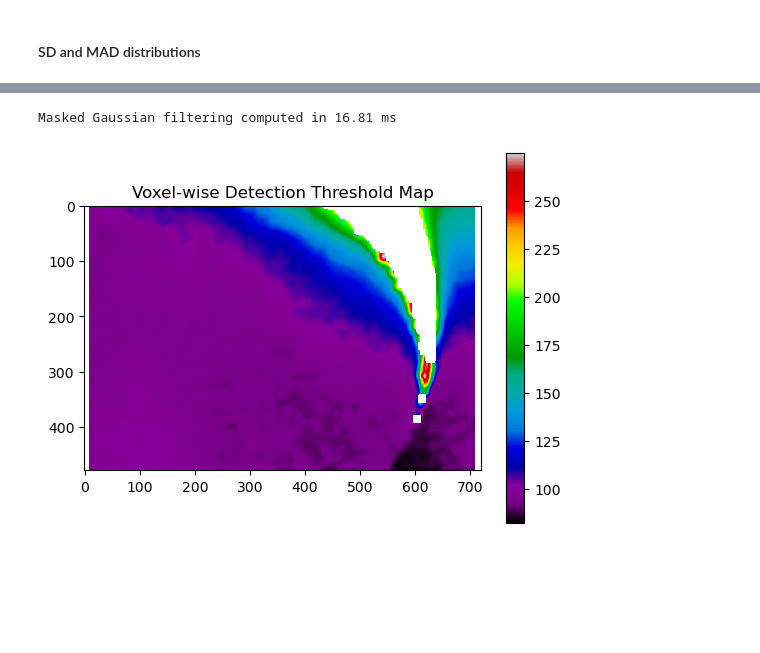
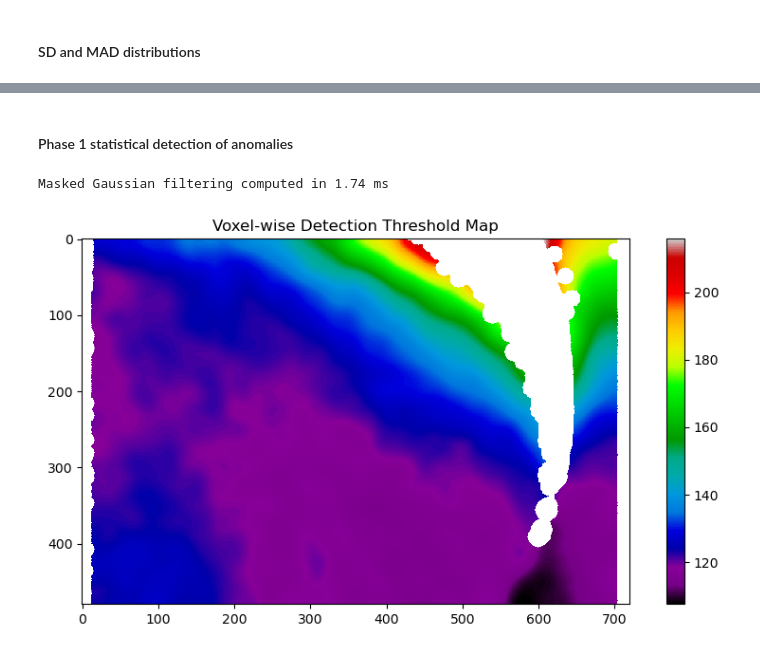
Before and after one commit to jmtyszka/lifdetector, a Jupyter notebook: notebooks/flash_detection.ipynb, the cells around one changed output, grey strips where cells are left out. Saved outputs shown, nothing was run; the diff lists cells and outputs as text; code cells hidden in the pictures; blank space fills up the shorter version.

Commit message:
Working 2-pass LIF detection in notebook

```diff
--- a/notebooks/flash_detection.ipynb
+++ b/notebooks/flash_detection.ipynb
@@ -281,18 +382,24 @@ plt.show()
 # %%
-# Create conventional and robust pixel masks
-exclude_mask = s_tstd < 3
-robust_mask = s_tmad < 3
+# Exclude clipped pixels with tSD below threshold
+exclude_mask = (s_tstd < tsd_thresh_low) | (s_tstd > tsd_thresh_high)
 
-# Local maximum filter over 2% frame size neighborhood
-max_dim = max(ny, nx)
-k = max(3, int(0.02 * max_dim))  # Ensure at least size 3
-footprint = npx.ones((k, k), dtype=npx.uint8)
-print(f'Max filter footprint size: {k} x {k}')
+# Dilate mask using a k-pixel diameter circular structured element
+# Set k in UI config tab
+r_disk = 11
+footprint = disk(r_disk).astype(npx.uint8)
+print(f'Structured element radius: {r_disk}')
 
 t0 = time.perf_counter()
 exclude_mask = spndx.maximum_filter(exclude_mask.astype(npx.uint8), footprint=footprint) > 0
 print(f"Exclude mask dilation in {(time.perf_counter() - t0)*1e3:.2f} ms")
 
-t0 = time.perf_counter()
-robust_mask = spndx.maximum_filter(robust_mask.astype(npx.uint8), footprint=footprint) > 0
-print(f"Robust mask dilation in {(time.perf_counter() - t0)*1e3:.2f} ms")
+if cuda_available:
+    plt_exclude_mask = exclude_mask.get()
+else:
+    plt_exclude_mask = exclude_mask
+
+fig, axs = plt.subplots(figsize=(10, 5))
+pp = axs.imshow(plt_exclude_mask, cmap='gray', interpolation='nearest')
+axs.set_title('tSD Exclusion Mask')
+fig.colorbar(pp, ax=axs)
+plt.show()
@@ -308,35 +410,43 @@ fig.colorbar(pp, ax=axs[2, 1])
+# %% [markdown]
+#### Phase 1 statistical detection of anomalies
 # %%
-# Create a 2D spatial threshold map from the temporal median and MAD
+# Create a 2D spatial threshold map from the temporal mean and sd
 alpha = 5.0  # Threshold scaling factor
-thresh_map = s_tmed + alpha * s_tmad
+thresh_map = s_tmean + alpha * s_tstd
+
+# Add pixels with thrshold > 255 to exclusion mask
+exclude_mask = exclude_mask | (thresh_map > 255)
 
 # Masked gaussian filtering to smooth threshold map while ignoring NaNs
 def masked_gaussian_filter(image, mask, sigma):
     """Apply Gaussian filter to image while ignoring masked values."""
     image_filled = npx.where(mask, 0, image)
     filtered_image = spndx.gaussian_filter(image_filled, sigma=sigma)
     normalization = spndx.gaussian_filter((~mask).astype(npx.float32), sigma=sigma)
     normalization = npx.where(normalization == 0, npx.nan, normalization)
     return filtered_image / normalization
 
+# Apply masked Gaussian filtering to threshold map
+# Using sigma=10.0 as an example; set from UI config tab
 t0 = time.perf_counter()
-thresh_map = masked_gaussian_filter(thresh_map, mad_mask, sigma=5.0)
+thresh_map = masked_gaussian_filter(thresh_map, exclude_mask, sigma=10.0)
 print(f"Masked Gaussian filtering computed in {(time.perf_counter() - t0)*1e3:.2f} ms")
 
-# Reapply MAD mask to threshold map
-thresh_map = npx.where(mad_mask, npx.nan, thresh_map)
+# Reapply exclusion mask to threshold map
+thresh_map = npx.where(exclude_mask, npx.nan, thresh_map)
 
 if cuda_available:
     plt_thresh_map = thresh_map.get()
 else:
     plt_thresh_map = thresh_map
 
+fig, axs = plt.subplots(figsize=(10, 5))
 plt.imshow(plt_thresh_map, cmap='nipy_spectral', interpolation='nearest')
 plt.title('Voxel-wise Detection Threshold Map')
 plt.colorbar()
 plt.show()
 # %% [output]
-Masked Gaussian filtering computed in 16.81 ms
+Masked Gaussian filtering computed in 1.74 ms
-[figure, old version]
+[figure, new version]
 # %%
 # Threshold the signal to create candidate anomaly detections
```
Also changed, not shown: parts of 16 cells of this notebook.
